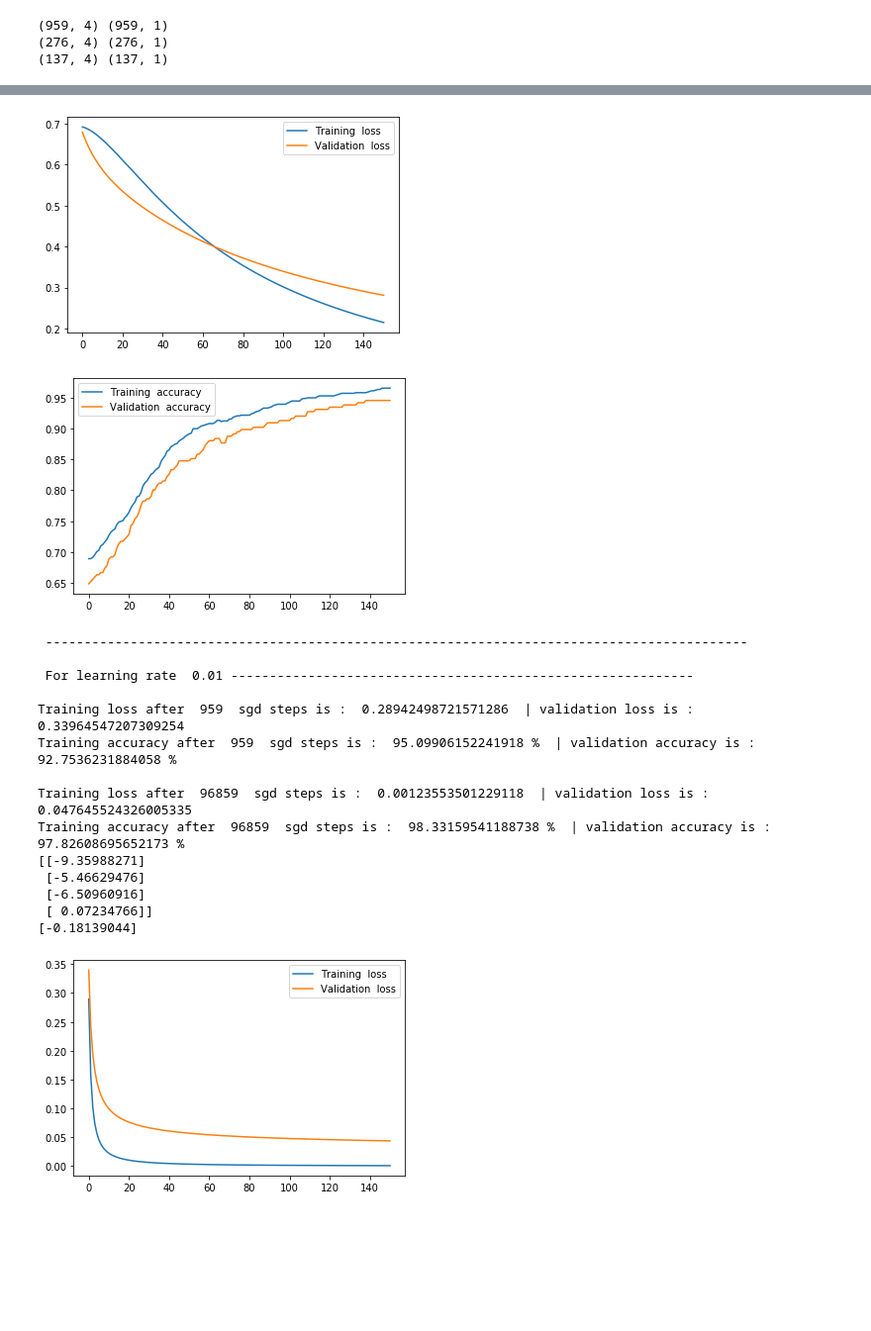
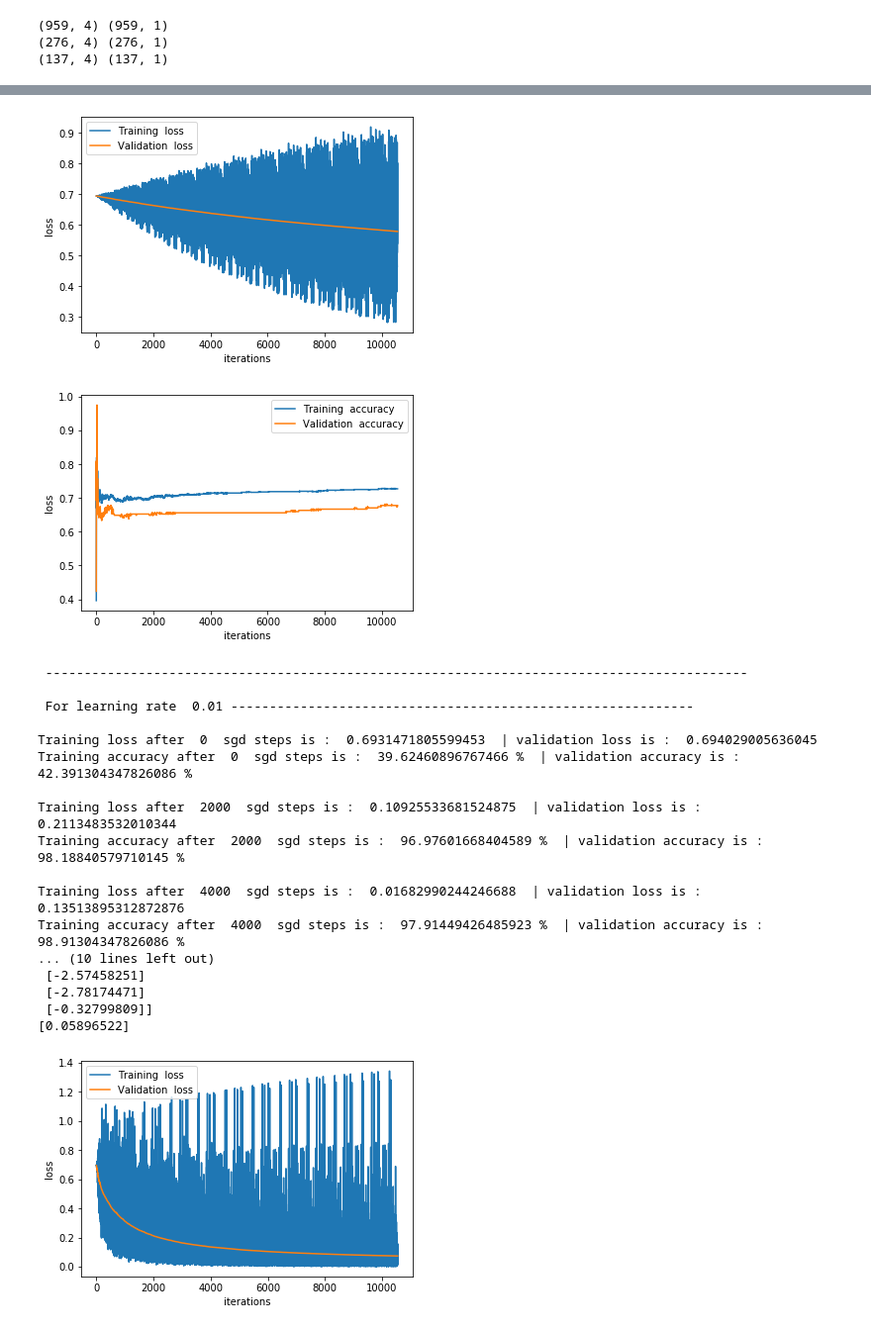
Before and after one commit to ArkaSarkar19/Machine-Learning-Assignments, a Jupyter notebook: Assignment1/LoR_models.ipynb, the cells around one changed output, grey strips where cells are left out. Shown at 99% size. Drawn from its saved outputs; the diff is of its cells as text; code cells hidden in the pictures; blank space fills up the shorter version.

```diff
--- a/Assignment1/LoR_models.ipynb
+++ b/Assignment1/LoR_models.ipynb
@@ -90,21 +90,23 @@ L = [0.0001,0.01,10]
 for i in range(3):
     print("\n For learning rate ", L[i], "------------------------------------------------------------ ")
     log_regressor_sgd = MyLogisticRegression()
-    log_regressor_sgd.fit(X_train, y_train, X_test, y_test, epochs = 150 ,learning_rate = L[i], grad_type = "sgd")
+    log_regressor_sgd.fit(X_train, y_train, X_test, y_test, epochs = 10 ,learning_rate = L[i], grad_type = "sgd")
     print(log_regressor_sgd.W)
     print(log_regressor_sgd.b)
     loss_history_sgd = log_regressor_sgd.loss_history
     val_loss_history_sgd = log_regressor_sgd.val_loss_history
     train_acc_history_sgd = log_regressor_sgd.train_acc_history
     val_acc_history_sgd = log_regressor_sgd.val_acc_history
-    plt.plot([x for x in range(151)], loss_history_sgd, label = "Training  loss " )
-    plt.plot([x for x in range(151)], val_loss_history_sgd, label = "Validation  loss")
-
+    plt.plot([x for x in range(len(loss_history_sgd))], loss_history_sgd, label = "Training  loss " )
+    plt.plot([x for x in range(len(val_loss_history_sgd))], val_loss_history_sgd, label = "Validation  loss")
+    plt.xlabel('iterations')
+    plt.ylabel('loss')
     plt.legend()
     plt.show()
-    plt.plot([x for x in range(151)], train_acc_history_sgd, label = "Training  accuracy " )
-    plt.plot([x for x in range(151)], val_acc_history_sgd, label = "Validation  accuracy")
-
+    plt.plot([x for x in range(len(train_acc_history_sgd))], train_acc_history_sgd, label = "Training  accuracy " )
+    plt.plot([x for x in range(len(val_acc_history_sgd))], val_acc_history_sgd, label = "Validation  accuracy")
+    plt.xlabel('iterations')
+    plt.ylabel('loss')
     plt.legend()
     plt.show()
 
@@ -125,17 +132,20 @@ Training accuracy after  96859  sgd steps is :  94.26485922836288 %  | validatio
-[figure, old version]
+[figure, new version]
-[figure, old version]
+[figure, new version]
  -------------------------------------------------------------------------------------------
 
  For learning rate  0.01 ------------------------------------------------------------
 
-Training loss after  959  sgd steps is :  0.28942498721571286  | validation loss is :  0.33964547207309254
-Training accuracy after  959  sgd steps is :  95.09906152241918 %  | validation accuracy is :  92.7536231884058 %
+Training loss after  0  sgd steps is :  0.6931471805599453  | validation loss is :  0.694029005636045
+Training accuracy after  0  sgd steps is :  39.62460896767466 %  | validation accuracy is :  42.391304347826086 %
 
-Training loss after  96859  sgd steps is :  0.00123553501229118  | validation loss is :  0.047645524326005335
-Training accuracy after  96859  sgd steps is :  98.33159541188738 %  | validation accuracy is :  97.82608695652173 %
-[[-9.35988271]
- [-5.46629476]
- [-6.50960916]
- [ 0.07234766]]
-[-0.18139044]
+Training loss after  2000  sgd steps is :  0.10925533681524875  | validation loss is :  0.2113483532010344
+Training accuracy after  2000  sgd steps is :  96.97601668404589 %  | validation accuracy is :  98.18840579710145 %
+
+Training loss after  4000  sgd steps is :  0.01682990244246688  | validation loss is :  0.13513895312872876
+Training accuracy after  4000  sgd steps is :  97.91449426485923 %  | validation accuracy is :  98.91304347826086 %
+... (10 lines left out)
+ [-2.57458251]
+ [-2.78174471]
+ [-0.32799809]]
+[0.05896522]
-[figure, old version]
+[figure, new version]
```
Also changed, not shown: parts of 8 cells of this notebook, 1 other file.
